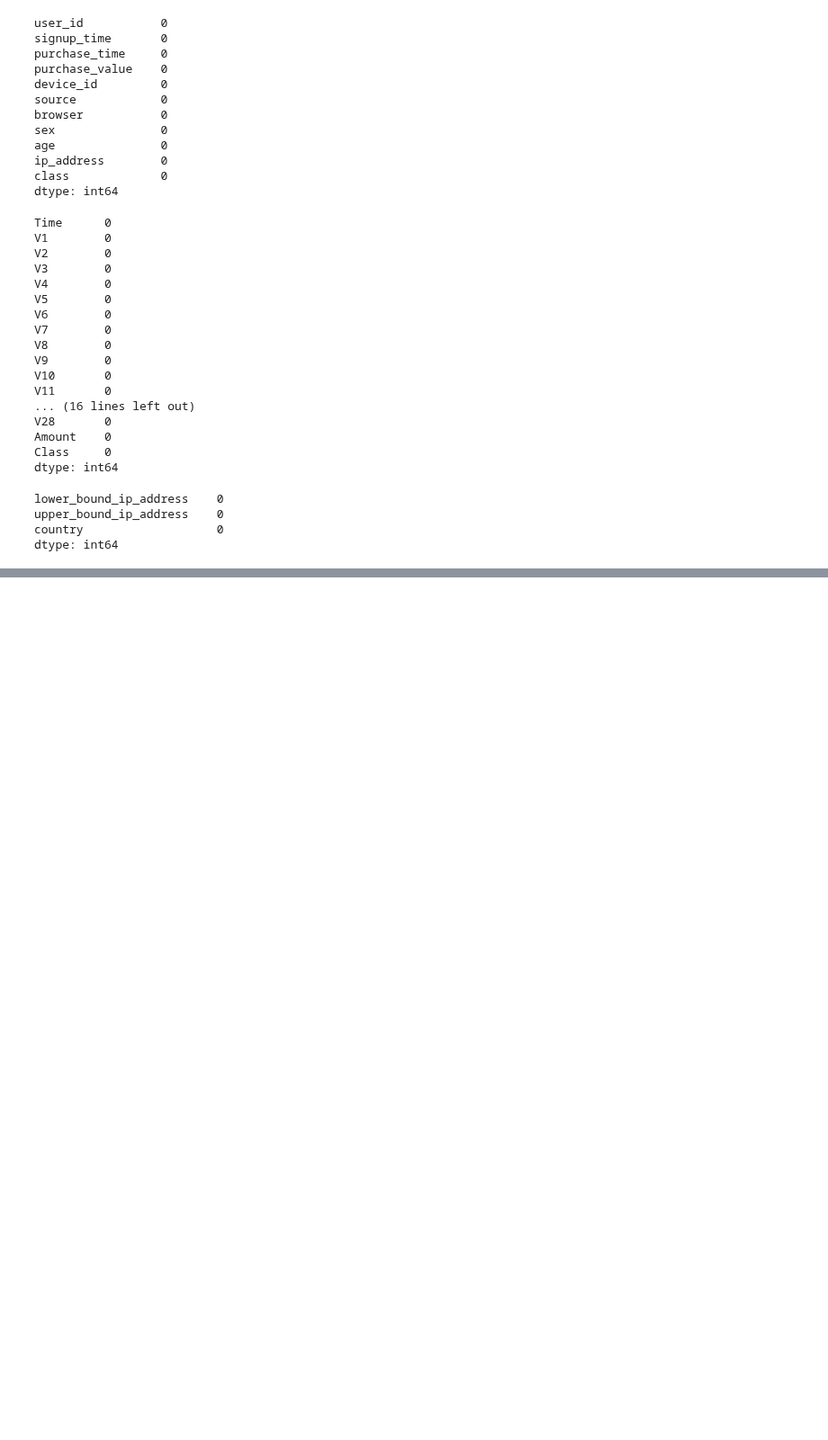
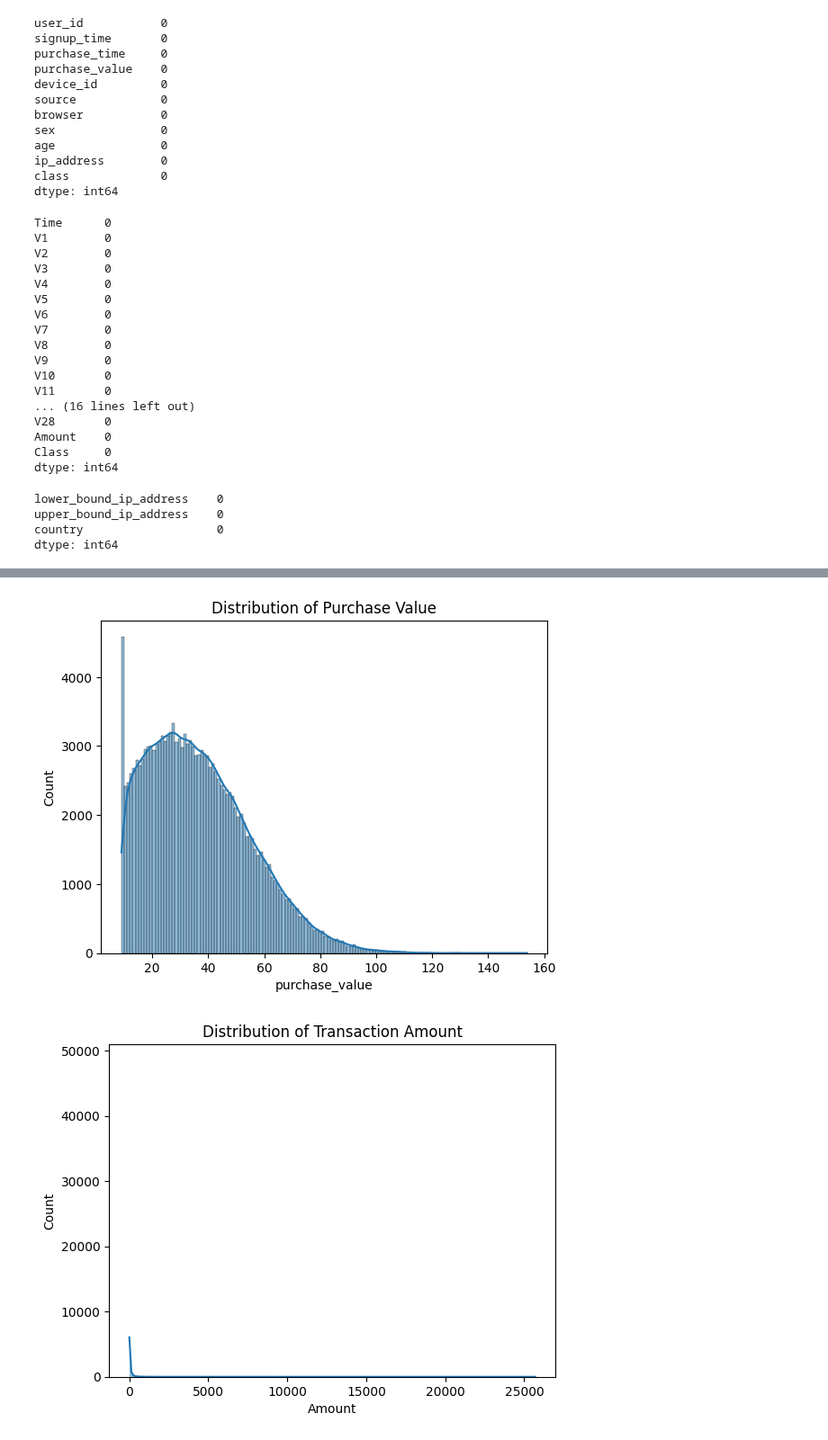
Before and after one commit to fro-su/Adey-Innovations-Inc, a Jupyter notebook: notebooks/EDA.ipynb, the cells around one changed output, grey strips where cells are left out. Shown at 90% size. Drawn from its saved outputs; the diff is of its cells as text; code cells hidden in the pictures; blank space fills up the shorter version.

Commit message:
Univariate Analysis

```diff
--- a/notebooks/EDA.ipynb
+++ b/notebooks/EDA.ipynb
@@ -73,3 +73,7 @@ lower_bound_ip_address    0
 upper_bound_ip_address    0
 country                   0
 dtype: int64
+# %%
+# Impute missing values for fraud_data
+fraud_data['age'].fillna(fraud_data['age'].median(), inplace=True)
+fraud_data['browser'].fillna(fraud_data['browser'].mode()[0], inplace=True)
@@ -75,0 +93,17 @@ dtype: int64
+# %%
+# Drop rows with missing 'purchase_value'
+fraud_data.dropna(subset=['purchase_value'], inplace=True)
+
+# Similarly, handle missing values for credit_data
+credit_data.fillna(credit_data.median(), inplace=True)
+# %%
+# Remove duplicates
+fraud_data.drop_duplicates(inplace=True)
+credit_data.drop_duplicates(inplace=True)
+
+# Correct data types for 'signup_time' and 'purchase_time'
+fraud_data['signup_time'] = pd.to_datetime(fraud_data['signup_time'])
+fraud_data['purchase_time'] = pd.to_datetime(fraud_data['purchase_time'])
+
+# Check data types after conversion
+print(fraud_data.dtypes)
@@ -75,0 +123,16 @@ dtype: int64
+# %%
+import matplotlib.pyplot as plt
+import seaborn as sns
+
+# Univariate analysis on fraud_data
+sns.histplot(fraud_data['purchase_value'], kde=True)
+plt.title('Distribution of Purchase Value')
+plt.show()
+
+# Univariate analysis on credit_data (Transaction Amount)
+sns.histplot(credit_data['Amount'], kde=True)
+plt.title('Distribution of Transaction Amount')
+plt.show()
+# %% [output]
+[figure, added]
+[figure, added]
```
Also changed, not shown: parts of 5 cells of this notebook.
